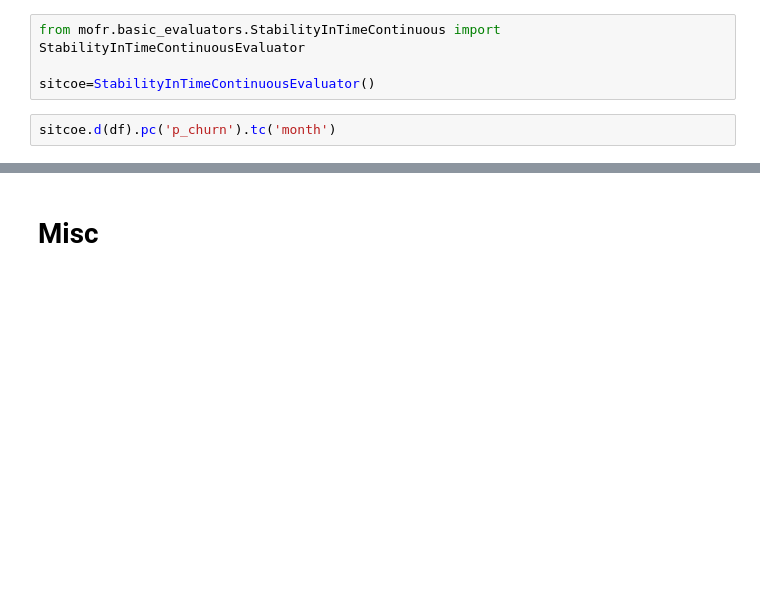
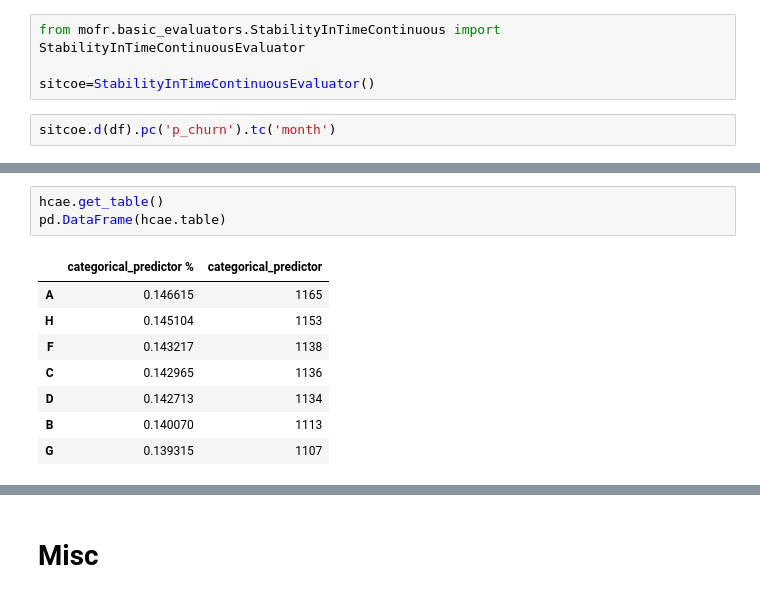
Before and after one commit to Vrboska/mofr, a Jupyter notebook: Testing.ipynb, the cells around one changed output, grey strips where cells are left out. Cells and saved outputs as stored; diff of their text form; blank space fills up the shorter version.

```diff
--- a/Testing.ipynb
+++ b/Testing.ipynb
@@ -489,0 +504,12 @@ Distribution of predictor "p_churn" in time
+# %%
+hcae.get_table()
+pd.DataFrame(hcae.table)
+# %% [output]
+|  | categorical_predictor % | categorical_predictor |
+| A | 0.146615 | 1165 |
+| H | 0.145104 | 1153 |
+| F | 0.143217 | 1138 |
+| C | 0.142965 | 1136 |
+| D | 0.142713 | 1134 |
+| B | 0.140070 | 1113 |
+| G | 0.139315 | 1107 |
```
Also changed, not shown: parts of 47 cells of this notebook, 10 other files.
